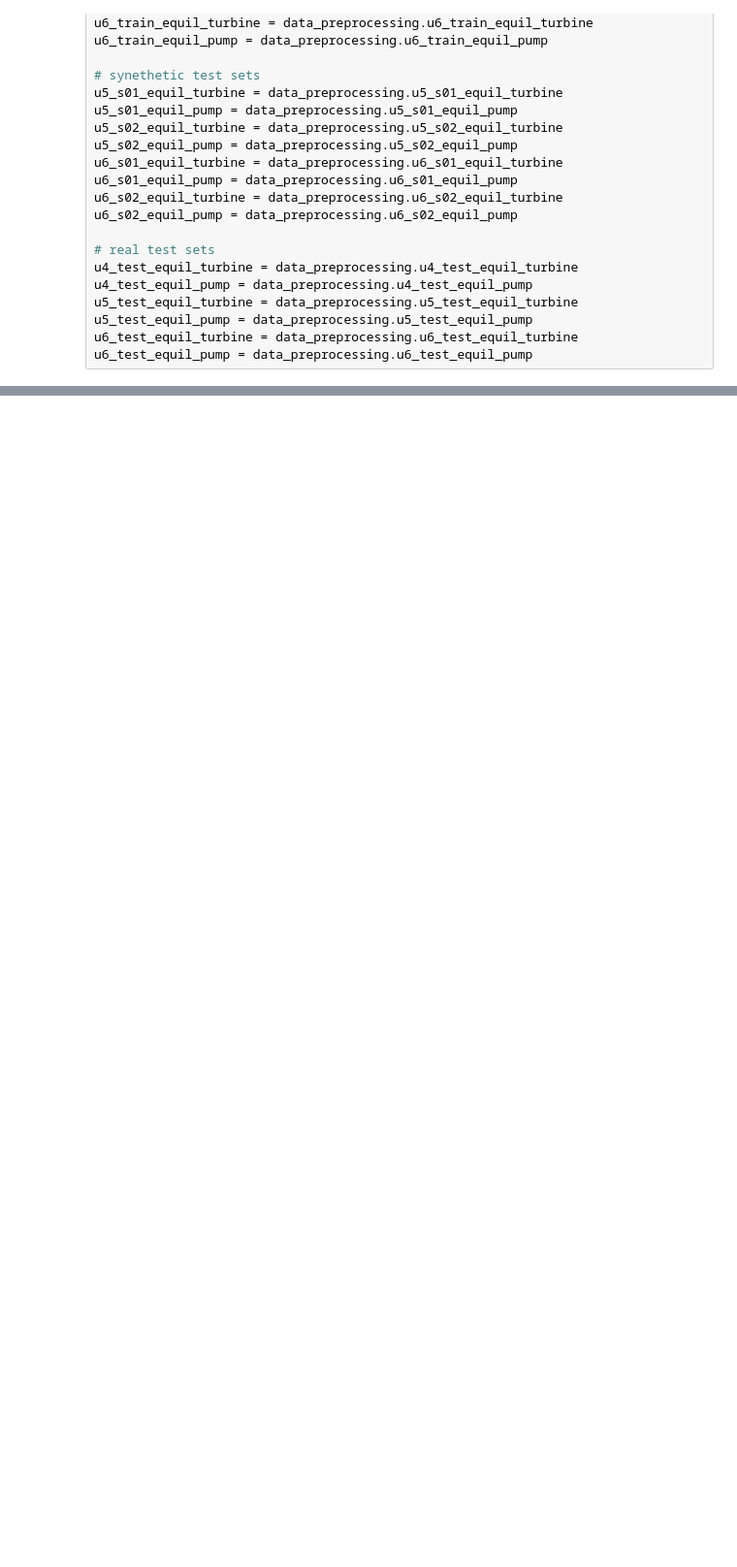
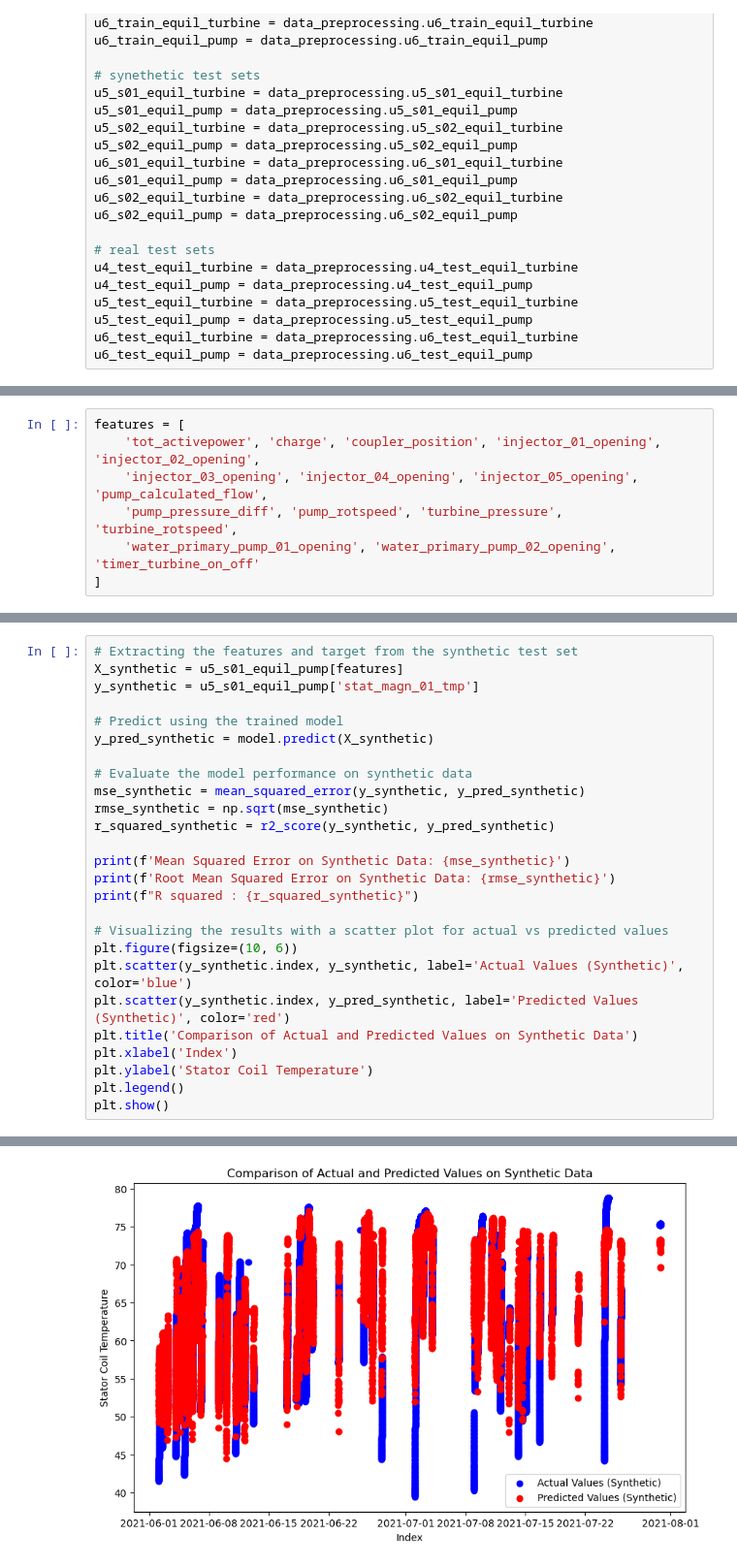
Before and after one commit to j0shcd/ml4pm-project, a Jupyter notebook: josh_models.ipynb, the cells around one changed output, grey strips where cells are left out. Shown: that part at 97% size. Saved outputs shown, nothing was run; the diff lists cells and outputs as text; blank space fills up the shorter version.

```diff
--- a/josh_models.ipynb
+++ b/josh_models.ipynb
@@ -49,0 +66,7 @@ u4_train_equil_pump
+# %%
+features = [
+    'tot_activepower', 'charge', 'coupler_position', 'injector_01_opening', 'injector_02_opening',
+    'injector_03_opening', 'injector_04_opening', 'injector_05_opening', 'pump_calculated_flow',
+    'pump_pressure_diff', 'pump_rotspeed', 'turbine_pressure', 'turbine_rotspeed',
+    'water_primary_pump_01_opening', 'water_primary_pump_02_opening', 'timer_turbine_on_off'
+]
@@ -49,0 +129,27 @@ u4_train_equil_pump
+# %%
+# Extracting the features and target from the synthetic test set
+X_synthetic = u5_s01_equil_pump[features]
+y_synthetic = u5_s01_equil_pump['stat_magn_01_tmp']
+
+# Predict using the trained model
+y_pred_synthetic = model.predict(X_synthetic)
+
+# Evaluate the model performance on synthetic data
+mse_synthetic = mean_squared_error(y_synthetic, y_pred_synthetic)
+rmse_synthetic = np.sqrt(mse_synthetic)
+r_squared_synthetic = r2_score(y_synthetic, y_pred_synthetic)
+
+print(f'Mean Squared Error on Synthetic Data: {mse_synthetic}')
+print(f'Root Mean Squared Error on Synthetic Data: {rmse_synthetic}')
+print(f"R squared : {r_squared_synthetic}")
+
+# Visualizing the results with a scatter plot for actual vs predicted values
+plt.figure(figsize=(10, 6))
+plt.scatter(y_synthetic.index, y_synthetic, label='Actual Values (Synthetic)', color='blue')
+plt.scatter(y_synthetic.index, y_pred_synthetic, label='Predicted Values (Synthetic)', color='red')
+plt.title('Comparison of Actual and Predicted Values on Synthetic Data')
+plt.xlabel('Index')
+plt.ylabel('Stator Coil Temperature')
+plt.legend()
+plt.show()
+# %% [output]
@@ -49,0 +159 @@ u4_train_equil_pump
+[figure, added]
```
Also changed, not shown: parts of 10 cells of this notebook, 1 other file.
